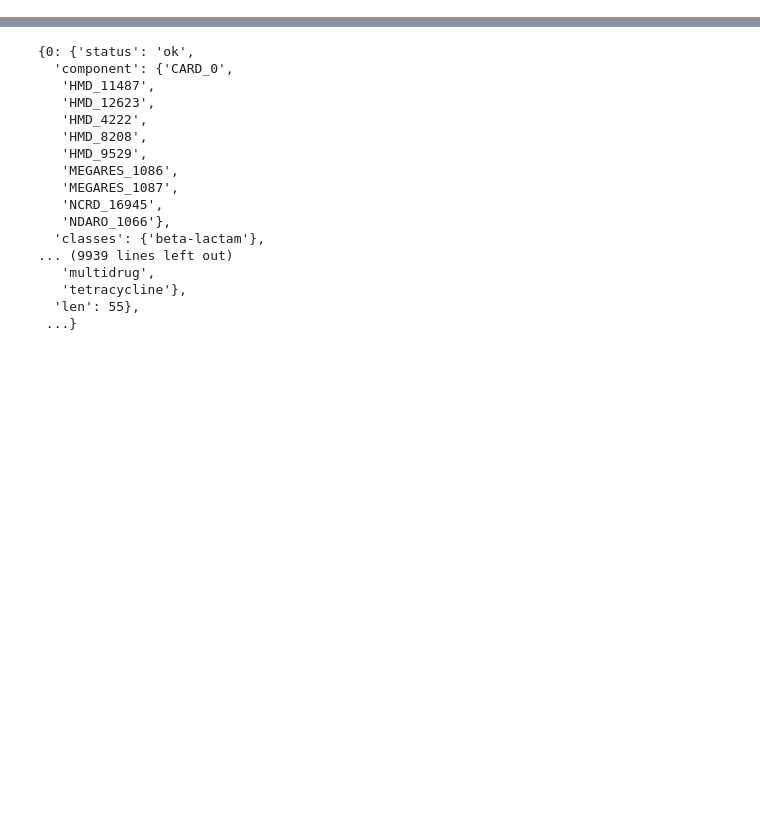
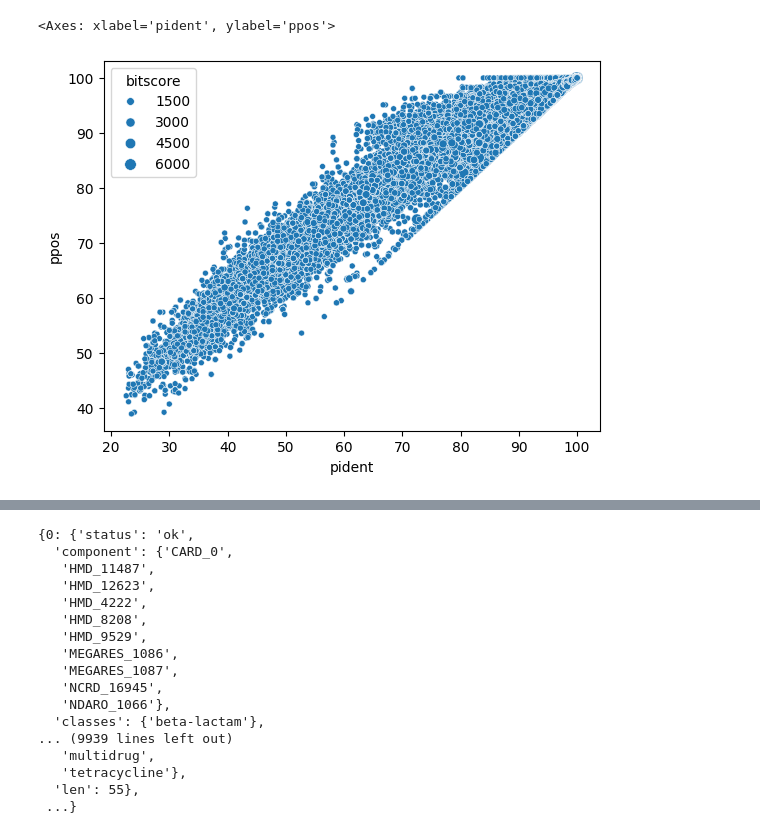
Before and after one commit to tiagocabralborelli/db-redundance, a Jupyter notebook: notebooks/3.Analysis.ipynb, the cells around one changed output, grey strips where cells are left out. Cells and saved outputs as stored; diff of their text form; code cells hidden in the pictures; blank space fills up the shorter version.

```diff
--- a/notebooks/3.Analysis.ipynb
+++ b/notebooks/3.Analysis.ipynb
@@ -63,9 +107,12 @@ sns.scatterplot(
 # %%
 sns.scatterplot(
-    data=PairWiseAlignment.loc[PairWiseAlignment["bitscore"] > 50],
+    data=PairWiseAlignment.loc[PairWiseAlignment["bitscore"] > 80],
     x="pident",
     y="ppos",
     size = "bitscore",
     )
+# %% [output]
+<Axes: xlabel='pident', ylabel='ppos'>
+[figure, added]
 # %%
 PairWiseAlignment
```
Also changed, not shown: parts of 18 cells of this notebook, 2 other files.
